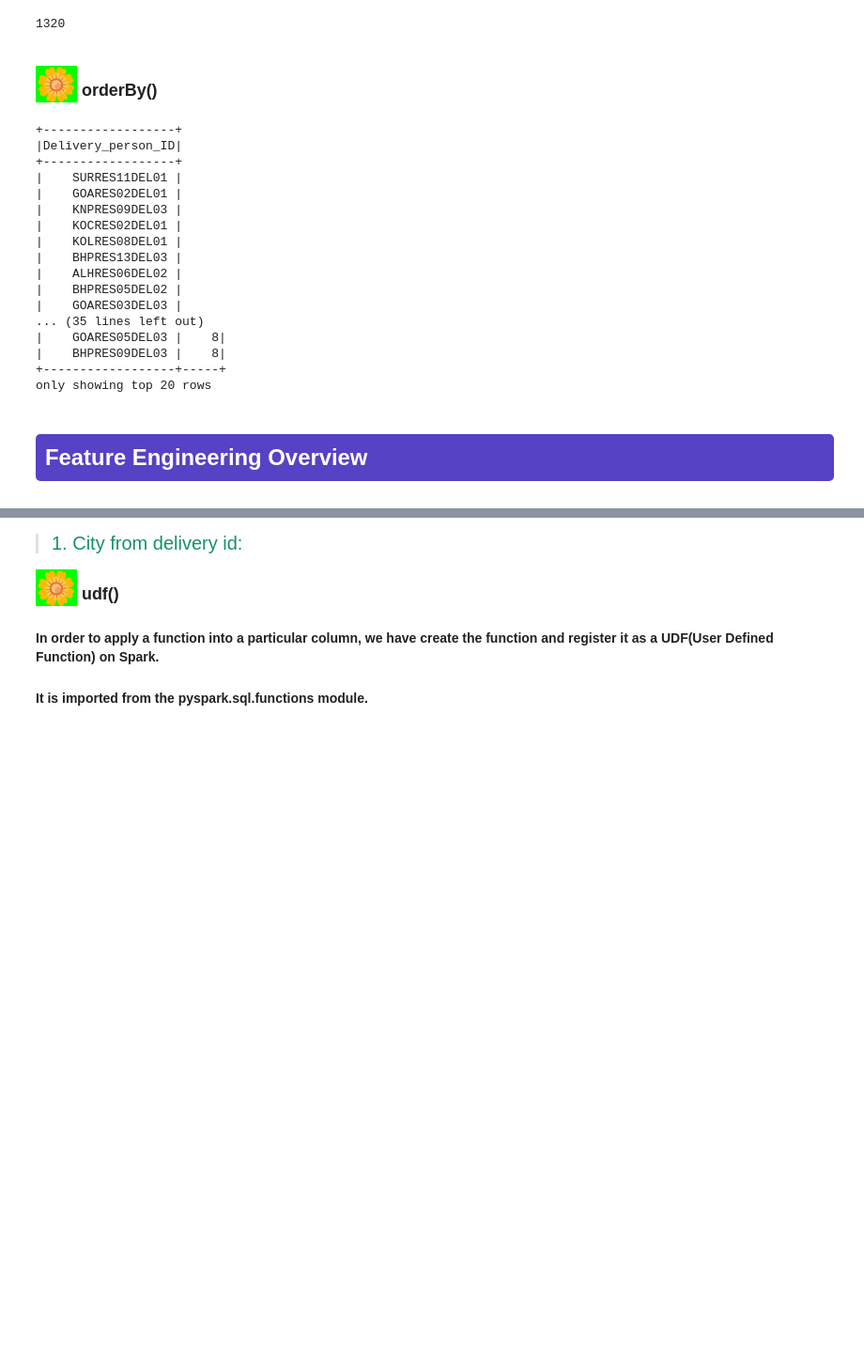
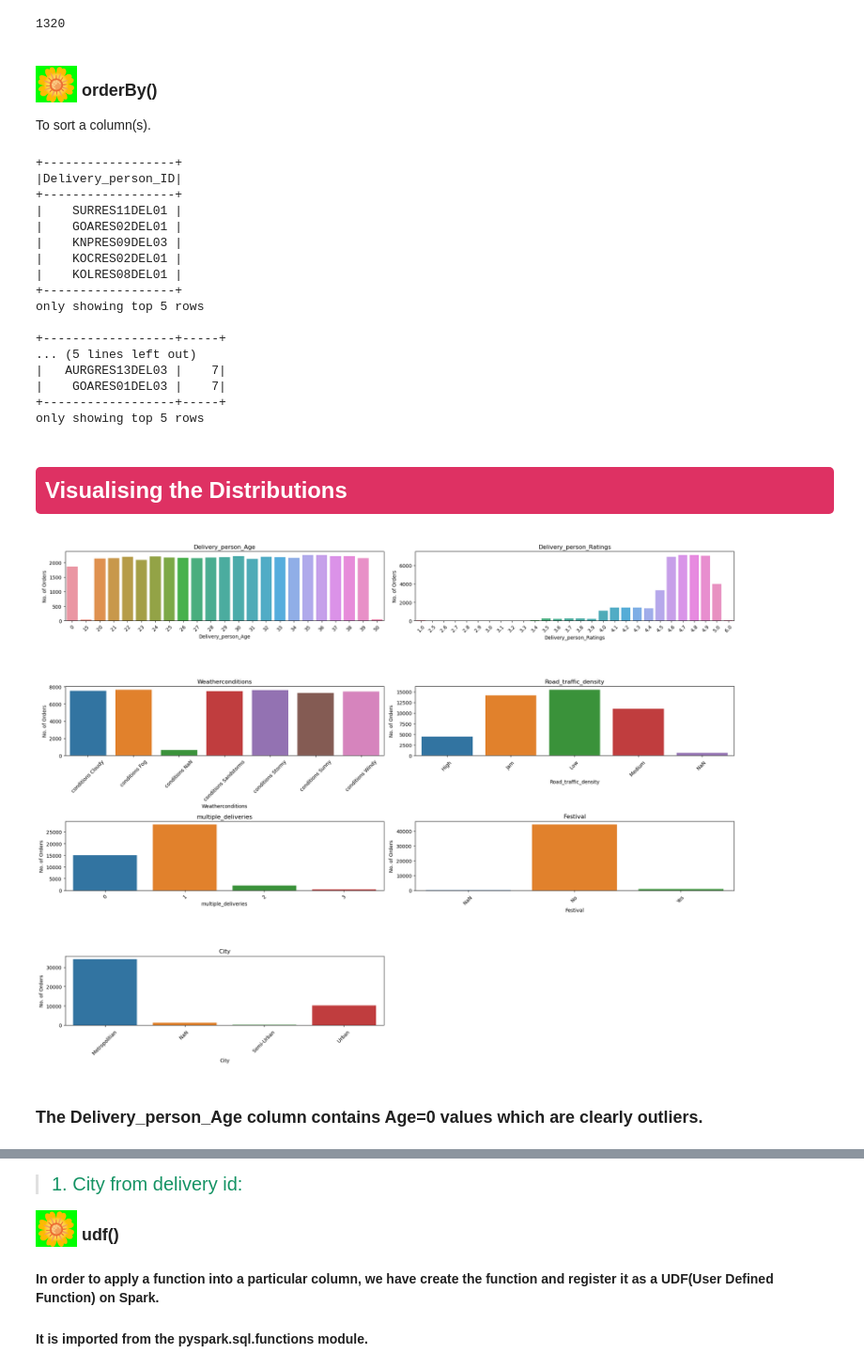
Before and after one commit to s-ravi18/Kaggle-Notebooks, a Jupyter notebook: pyspark-based-eda-and-model-building.ipynb, the cells around one changed output, grey strips where cells are left out. Shown: that part at 94% size. Saved outputs shown, nothing was run; the diff lists cells and outputs as text; code cells hidden in the pictures; blank space fills up the shorter version.

```diff
--- a/pyspark-based-eda-and-model-building.ipynb
+++ b/pyspark-based-eda-and-model-building.ipynb
@@ -392,10 +431,12 @@ df.select('Delivery_person_ID').distinct().count()
 1320
 # %% [markdown]
 ### <span style="background-color: #00FF00;font-size: 35px">🌼</span> orderBy()
+
+To sort a column(s).
 # %%
 ### Counts of unique delivery person ids::
-df.select('Delivery_person_ID').distinct().show()  ### 20
-df.groupBy('Delivery_person_ID').count().orderBy('count').show()
+df.select('Delivery_person_ID').distinct().show(5)  ### 20
+df.groupBy('Delivery_person_ID').count().orderBy('count').show(5)
 # %% [output]
 +------------------+
 |Delivery_person_ID|
@@ -405,25 +446,43 @@ df.groupBy('Delivery_person_ID').count().orderBy('count').show()
 |    KNPRES09DEL03 |
 |    KOCRES02DEL01 |
 |    KOLRES08DEL01 |
-|    BHPRES13DEL03 |
-|    ALHRES06DEL02 |
-|    BHPRES05DEL02 |
-|    GOARES03DEL03 |
-... (35 lines left out)
-|    GOARES05DEL03 |    8|
-|    BHPRES09DEL03 |    8|
++------------------+
+only showing top 5 rows
+
 +------------------+-----+
-only showing top 20 rows
+... (5 lines left out)
+|   AURGRES13DEL03 |    7|
+|    GOARES01DEL03 |    7|
++------------------+-----+
+only showing top 5 rows
 # %% [markdown]
-<h2><div style="color:white;
-           display:fill;
-           border-radius:5px;
-           background-color:#5642C5;
-           font-size:110%;
-           font-family:Verdana;
-           letter-spacing:0.5px">
-        <p style="padding: 10px;
-              color:white;">
-            Feature Engineering Overview
-        </p>
-    </div></h2>
+## <div style="color:white;display:fill;border-radius:5px;background-color:#DE3163;font-size:110%;font-family:Verdana;letter-spacing:0.5px"><p style="padding: 10px;color:white;">Visualising the Distributions</p></div>
+# %%
+#Visualisating the distribution of the categorical variables:
+cols = ['Delivery_person_Age','Delivery_person_Ratings','Weatherconditions','Road_traffic_density','multiple_deliveries','Festival','City']
+num_plots = len(cols)
+num_rows = (num_plots // 2) + (num_plots % 2)
+
+fig, axes = plt.subplots(num_rows, 2, figsize=(20,15))
+
+for i, column_name in enumerate(cols):
+    row = i // 2
+    col = i % 2
+
+    ax = axes[row, col]
+    sns.countplot(data=df.toPandas(), x=column_name, order=df.toPandas()[column_name].value_counts().sort_index().index, ax=ax)
+
+    ax.set_xlabel(column_name)
+    ax.set_ylabel('No. of Orders')
+    ax.set_title(column_name)
+    ax.tick_params(axis='x', rotation=45)
+
+if num_plots % 2 != 0:
+    fig.delaxes(axes[-1, -1])
+
+plt.tight_layout()
+plt.show()
+# %% [output]
+[figure, added]
+# %% [markdown]
+### The Delivery_person_Age column contains Age=0 values which are clearly outliers.
```
Also changed, not shown: parts of 45 cells of this notebook.
